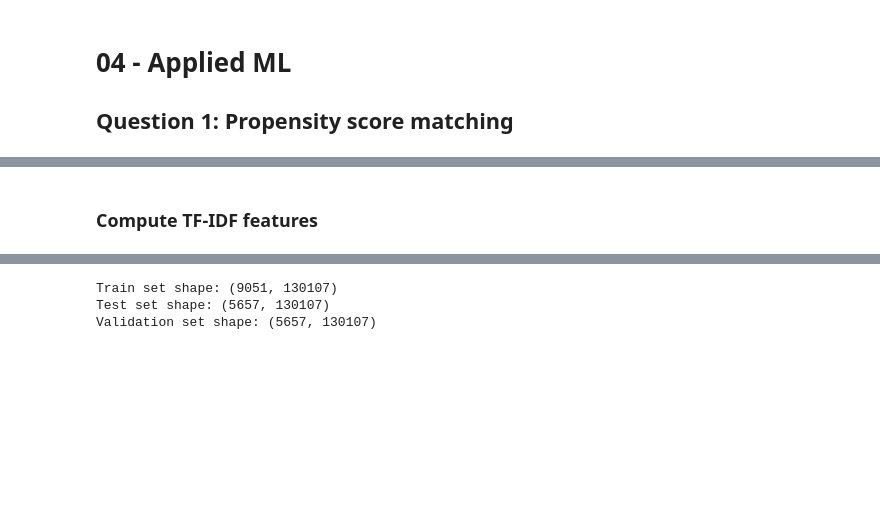
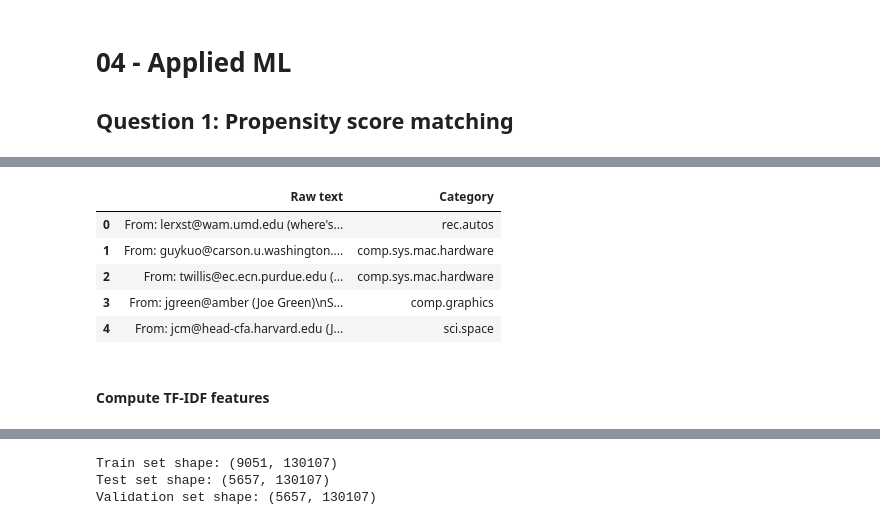
Before and after one commit to Coac/epfl-ada, a Jupyter notebook: 04 - Applied ML/Homework 4.ipynb, the cells around one changed output, grey strips where cells are left out. Drawn from its saved outputs; the diff is of its cells as text; code cells hidden in the pictures; blank space fills up the shorter version.

```diff
--- a/04 - Applied ML/Homework 4.ipynb
+++ b/04 - Applied ML/Homework 4.ipynb
@@ -17,5 +16,21 @@ Downloading dataset from http://people.csail.mit.edu/jrennie/20Newsgroups/20news
+# %%
+# We will print only the first rows
+data_to_print = newsgroups_train.data[0:5]
+target_to_print = newsgroups_train.target[0:5]
+
+# Make a pandas dataframe from sklearn dataset
+df = pd.DataFrame(np.c_[data_to_print, target_to_print], columns= np.append("Raw text", "Category"))
+df.Category = df.Category.map(lambda cat_index: newsgroups_train.target_names[int(cat_index)])
+df.head()
+# %% [output]
+|  | Raw text | Category |
+| 0 | From: lerxst@wam.umd.edu (where's... | rec.autos |
+| 1 | From: guykuo@carson.u.washington.... | comp.sys.mac.hardware |
+| 2 | From: twillis@ec.ecn.purdue.edu (... | comp.sys.mac.hardware |
+| 3 | From: jgreen@amber (Joe Green)\nS... | comp.graphics |
+| 4 | From: jcm@head-cfa.harvard.edu (J... | sci.space |
 # %% [markdown]
-### Compute TF-IDF features
+#### Compute TF-IDF features
 # %%
 from sklearn.feature_extraction.text import TfidfVectorizer
 vectorizer = TfidfVectorizer()
```
Also changed, not shown: parts of 15 cells of this notebook.
